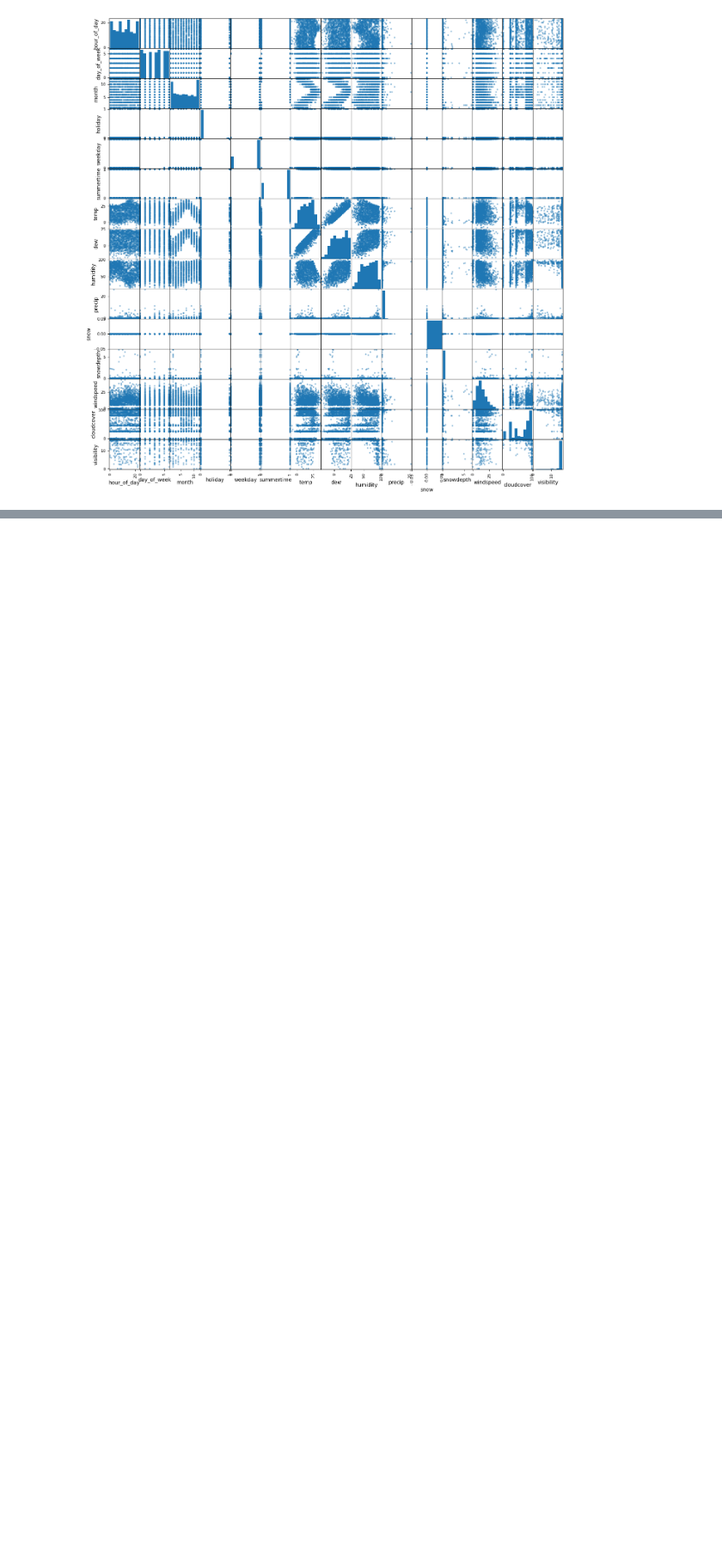
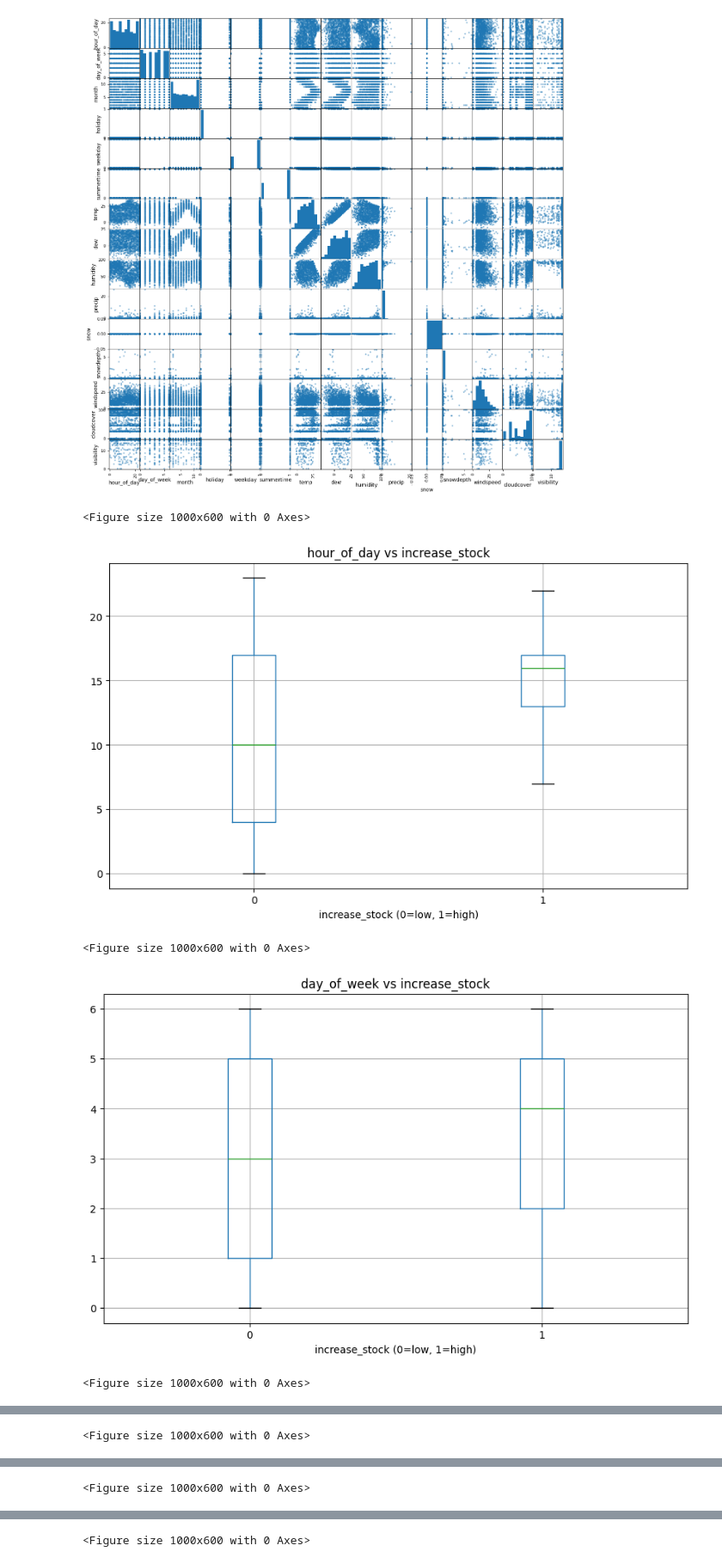
Before and after one commit to HenrikPont/smaskprojekt, a Jupyter notebook: logreg.ipynb, the cells around one changed output, grey strips where cells are left out. Shown at 86% size. Drawn from its saved outputs; the diff is of its cells as text; code cells hidden in the pictures; blank space fills up the shorter version.

Commit message:
la till correlation och box plots

```diff
--- a/logreg.ipynb
+++ b/logreg.ipynb
@@ -39,3 +39,25 @@ array([[<Axes: xlabel='hour_of_day', ylabel='hour_of_day'>,
         <Axes: xlabel='cloudcover', ylabel='visibility'>,
         <Axes: xlabel='visibility', ylabel='visibility'>]], dtype=object)
 [figure]
+# %%
+# Convert target to numeric
+bikes["increase_stock_num"] = bikes["increase_stock"].map({
+    "low_bike_demand": 0,
+    "high_bike_demand": 1
+})
+
+features = bikes.drop(columns=["increase_stock", "increase_stock_num"]).columns
+
+for col in features:
+    plt.figure()
+    bikes.boxplot(column=col, by="increase_stock_num")
+    plt.title(f"{col} vs increase_stock")
+    plt.suptitle("")   # removes automatic pandas title
+    plt.xlabel("increase_stock (0=low, 1=high)")
+    plt.show()
+# %% [output]
+<Figure size 1000x600 with 0 Axes>
+[figure, added]
+<Figure size 1000x600 with 0 Axes>
+[figure, added]
+<Figure size 1000x600 with 0 Axes>
@@ -41,0 +65 @@ array([[<Axes: xlabel='hour_of_day', ylabel='hour_of_day'>,
+<Figure size 1000x600 with 0 Axes>
@@ -41,0 +67 @@ array([[<Axes: xlabel='hour_of_day', ylabel='hour_of_day'>,
+<Figure size 1000x600 with 0 Axes>
@@ -41,0 +69 @@ array([[<Axes: xlabel='hour_of_day', ylabel='hour_of_day'>,
+<Figure size 1000x600 with 0 Axes>
```
Also changed, not shown: parts of 3 cells of this notebook.
